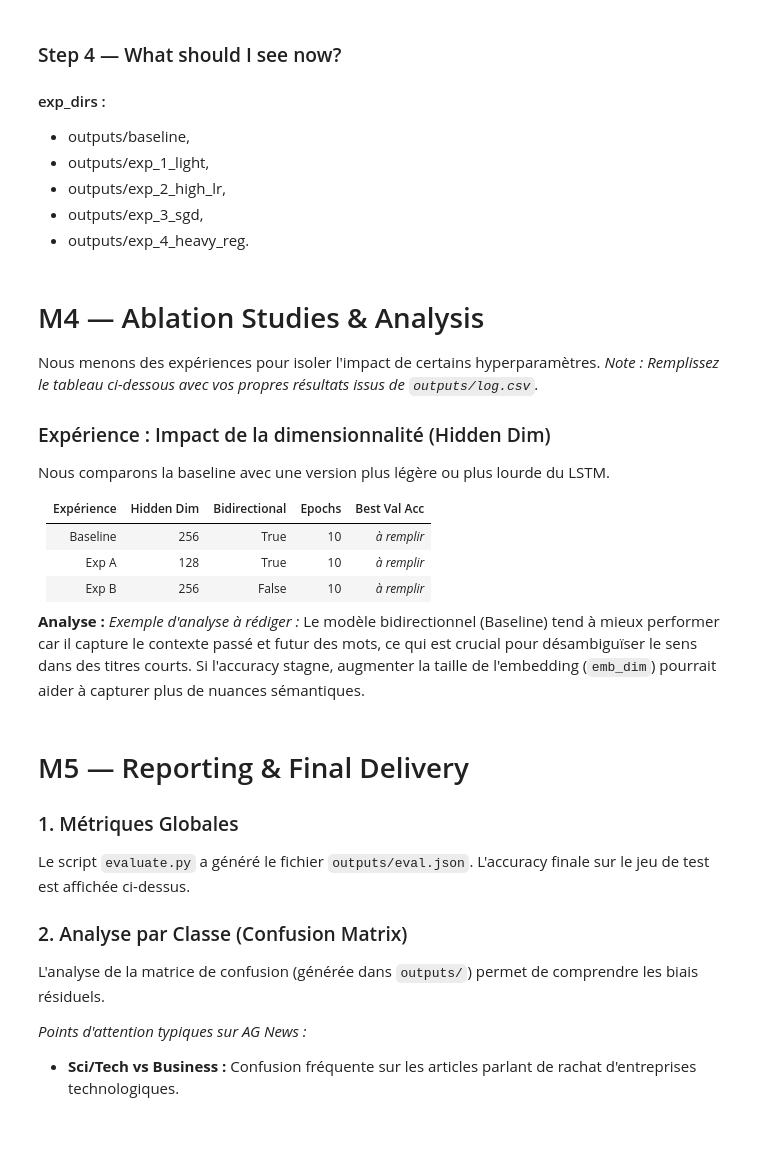
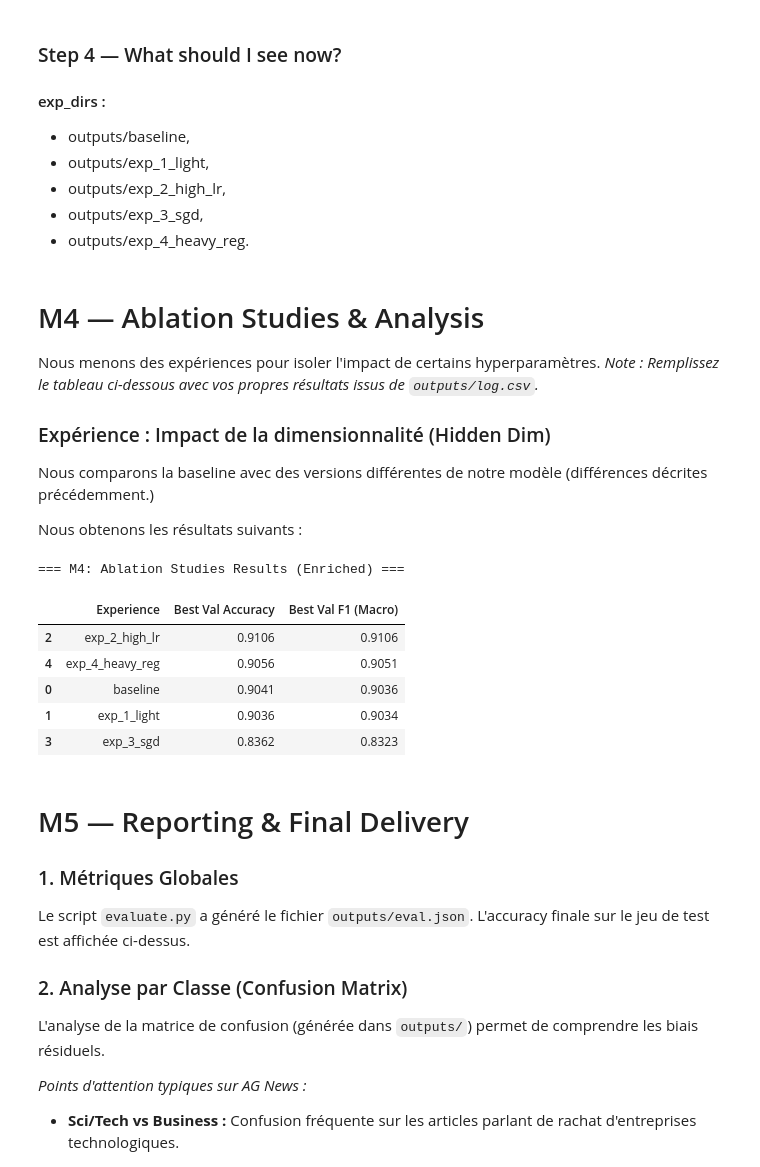
Before and after one commit to MGentieu/dl_project, a Jupyter notebook: starters/nlp-project-starter/nlp-project/notebooks/AG_news_notebook.ipynb, the cells around one changed output. Drawn from its saved outputs; the diff is of its cells as text; code cells hidden in the pictures; blank space fills up the shorter version.

Commit message:
Finition de l'exécution du notebook avec affichage des résultats

```diff
--- a/starters/nlp-project-starter/nlp-project/notebooks/AG_news_notebook.ipynb
+++ b/starters/nlp-project-starter/nlp-project/notebooks/AG_news_notebook.ipynb
@@ -213,14 +247,6 @@ Nous menons des expériences pour isoler l'impact de certains hyperparamètres.
 *Note : Remplissez le tableau ci-dessous avec vos propres résultats issus de `outputs/log.csv`.*
 
 ### Expérience : Impact de la dimensionnalité (Hidden Dim)
-Nous comparons la baseline avec une version plus légère ou plus lourde du LSTM.
+Nous comparons la baseline avec des versions différentes de notre modèle (différences décrites précédemment.)
 
-| Expérience | Hidden Dim | Bidirectional | Epochs | Best Val Acc |
-|------------|------------|---------------|--------|--------------|
-| Baseline   | 256        | True          | 10     | *à remplir* |
-| Exp A      | 128        | True          | 10     | *à remplir* |
-| Exp B      | 256        | False         | 10     | *à remplir* |
-
-**Analyse :**
-*Exemple d'analyse à rédiger :*
-Le modèle bidirectionnel (Baseline) tend à mieux performer car il capture le contexte passé et futur des mots, ce qui est crucial pour désambiguïser le sens dans des titres courts. Si l'accuracy stagne, augmenter la taille de l'embedding (`emb_dim`) pourrait aider à capturer plus de nuances sémantiques.
+Nous obtenons les résultats suivants :
@@ -267,3 +253,68 @@ display(df)
+# %%
+results = []
+
+# Liste des dossiers d'expérience
+exp_dirs = [
+    "outputs/baseline",
+    "outputs/exp_1_light",
+    "outputs/exp_2_high_lr",
+    "outputs/exp_3_sgd",
+    "outputs/exp_4_heavy_reg"
+]
+
+for d in exp_dirs:
+    exp_name = os.path.basename(d)
+
+    # Initialisation des valeurs
+    best_val_acc = "N/A"
+    best_val_f1 = "N/A"
+
+    # 1. Essayer de lire log.csv pour avoir l'historique complet (et l'accuracy)
+    log_file = os.path.join(d, "log.csv")
+    if os.path.exists(log_file):
+        try:
+            df_log = pd.read_csv(log_file)
+            # On récupère le max de chaque colonne
+            if "val_acc" in df_log.columns:
+                best_val_acc = df_log["val_acc"].max()
+            if "val_f1_macro" in df_log.columns:
+                best_val_f1 = df_log["val_f1_macro"].max()
+        except Exception as e:
+            print(f"Erreur de lecture du log pour {exp_name}: {e}")
+
+    # 2. Fallback sur metrics.json si log.csv est vide ou manquant (pour F1)
+    if best_val_f1 == "N/A":
+        metric_file = os.path.join(d, "metrics.json")
+        if os.path.exists(metric_file):
+            with open(metric_file) as f:
+                data = json.load(f)
+                best_val_f1 = data.get("best_val_f1_macro", "N/A")
+
+    results.append({
+        "Experience": exp_name,
+        "Best Val Accuracy": best_val_acc,
+        "Best Val F1 (Macro)": best_val_f1
+    })
+
+# Création et affichage du DataFrame
+df = pd.DataFrame(results)
+
+# Tri par F1 score décroissant
+if not df.empty and "Best Val F1 (Macro)" in df.columns:
+    # Conversion temporaire pour le tri (les N/A deviennent NaN)
+    df["sort_col"] = pd.to_numeric(df["Best Val F1 (Macro)"], errors='coerce')
+    df = df.sort_values(by="sort_col", ascending=False).drop(columns=["sort_col"])
+
+print("=== M4: Ablation Studies Results (Enriched) ===")
+display(df)
+# %% [output]
+=== M4: Ablation Studies Results (Enriched) ===
+|  | Experience | Best Val Accuracy | Best Val F1 (Macro) |
+| 2 | exp_2_high_lr | 0.9106 | 0.9106 |
+| 4 | exp_4_heavy_reg | 0.9056 | 0.9051 |
+| 0 | baseline | 0.9041 | 0.9036 |
+| 1 | exp_1_light | 0.9036 | 0.9034 |
+| 3 | exp_3_sgd | 0.8362 | 0.8323 |
 # %% [markdown]
 # M5 — Reporting & Final Delivery
 
```
Also changed, not shown: parts of 7 cells of this notebook.
